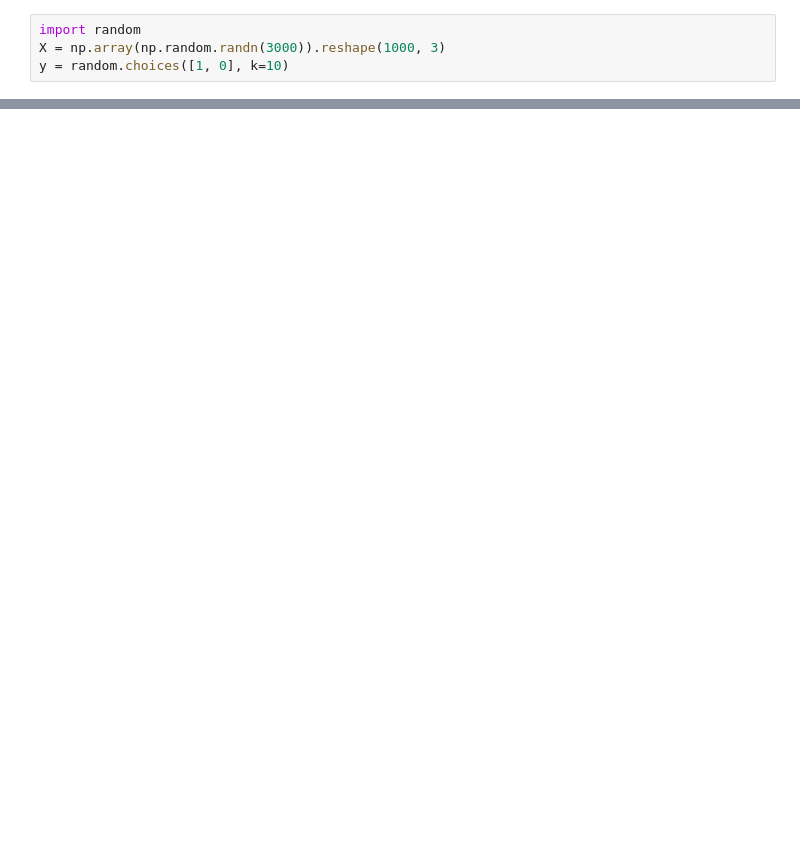
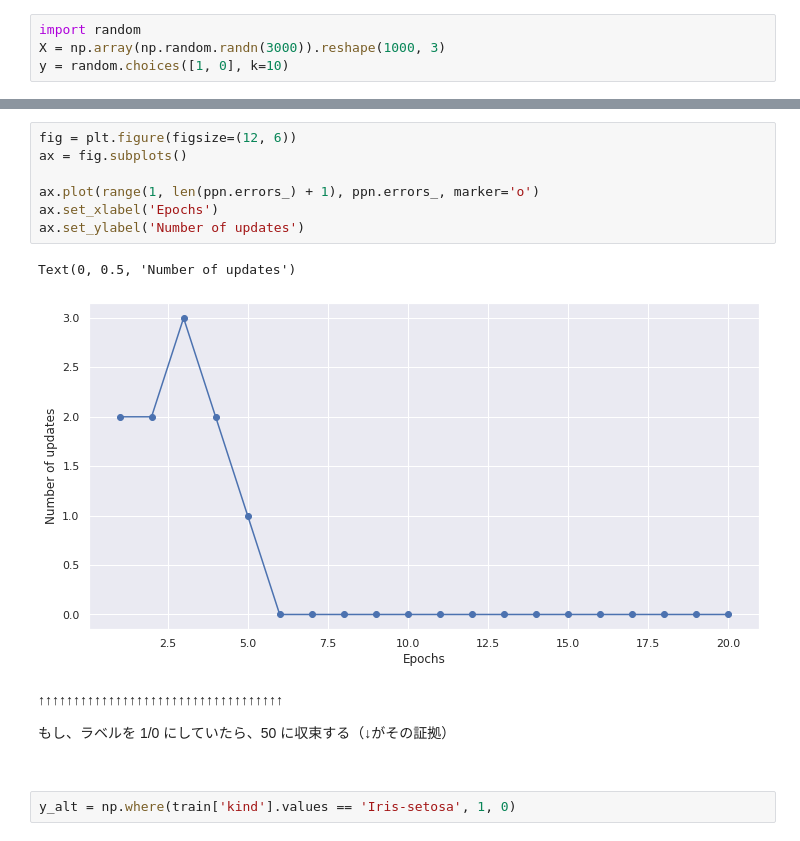
Before and after one commit to sota0121/datascience-exercise, a Jupyter notebook: ml-basic/python-ml-book_00.ipynb, the cells around one changed output, grey strips where cells are left out. Drawn from its saved outputs; the diff is of its cells as text; blank space fills up the shorter version.

```diff
--- a/ml-basic/python-ml-book_00.ipynb
+++ b/ml-basic/python-ml-book_00.ipynb
@@ -130,0 +292,18 @@ model.fit(X, y)
+# %%
+fig = plt.figure(figsize=(12, 6))
+ax = fig.subplots()
+
+ax.plot(range(1, len(ppn.errors_) + 1), ppn.errors_, marker='o')
+ax.set_xlabel('Epochs')
+ax.set_ylabel('Number of updates')
+# %% [output]
+Text(0, 0.5, 'Number of updates')
+[figure, added]
+# %% [markdown]
+↑↑↑↑↑↑↑↑↑↑↑↑↑↑↑↑↑↑↑↑↑↑↑↑↑↑↑↑↑↑↑↑↑↑↑
+
+もし、ラベルを 1/0 にしていたら、50 に収束する（↓がその証拠）
+
+<br>
+# %%
+y_alt = np.where(train['kind'].values == 'Iris-setosa', 1, 0)
```
Also changed, not shown: parts of 22 cells of this notebook.
